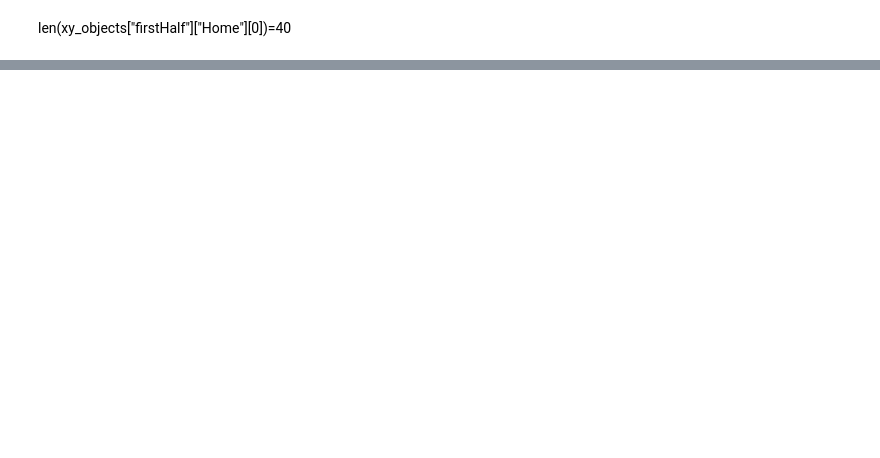
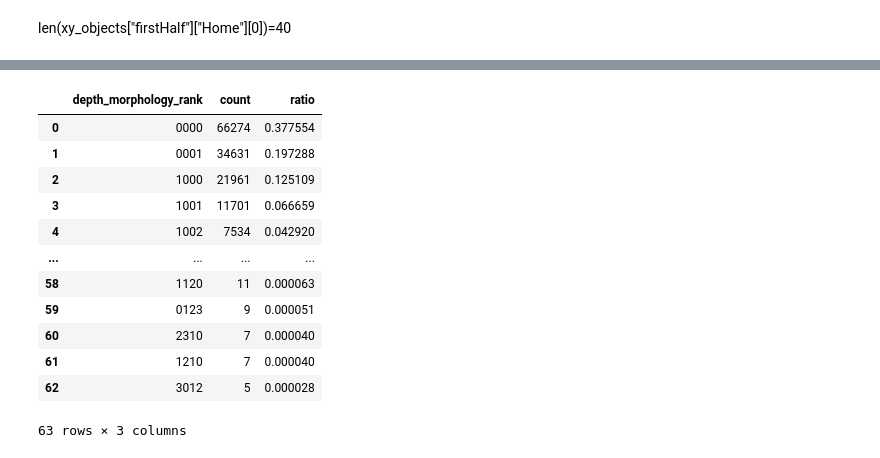
Before and after one commit to Csenongmin/FootballTrans, a Jupyter notebook: clustering.ipynb, the cells around one changed output, grey strips where cells are left out. Saved outputs shown, nothing was run; the diff lists cells and outputs as text; code cells hidden in the pictures; blank space fills up the shorter version.

```diff
--- a/clustering.ipynb
+++ b/clustering.ipynb
@@ -312,0 +476,12 @@ thr = 5.8
+# %%
+def classify_depth_by_delta(depth_diffs, delta):
+    """
+    depth_diff를 네 식에 따라 0,1,2,3으로 분류.
+    """
+    labels = np.zeros_like(depth_diffs, dtype=int)
+
+    labels[(depth_diffs >= delta) & (depth_diffs < 2 * delta)] = 1
+    labels[(depth_diffs >= 2 * delta) & (depth_diffs < 3 * delta)] = 2
+    labels[depth_diffs >= 3 * delta] = 3
+
+    return labels
@@ -312,0 +866,27 @@ thr = 5.8
+# %%
+depth_rank_freq = (
+    all_delta_df["depth_morphology_rank"]
+    .value_counts()
+    .reset_index()
+)
+
+depth_rank_freq.columns = ["depth_morphology_rank", "count"]
+depth_rank_freq["ratio"] = (
+    depth_rank_freq["count"] / depth_rank_freq["count"].sum()
+)
+
+depth_rank_freq
+# %% [output]
+|  | depth_morphology_rank | count | ratio |
+| 0 | 0000 | 66274 | 0.377554 |
+| 1 | 0001 | 34631 | 0.197288 |
+| 2 | 1000 | 21961 | 0.125109 |
+| 3 | 1001 | 11701 | 0.066659 |
+| 4 | 1002 | 7534 | 0.042920 |
+| ... | ... | ... | ... |
+| 58 | 1120 | 11 | 0.000063 |
+| 59 | 0123 | 9 | 0.000051 |
+| 60 | 2310 | 7 | 0.000040 |
+| 61 | 1210 | 7 | 0.000040 |
+| 62 | 3012 | 5 | 0.000028 |
+63 rows × 3 columns
```
Also changed, not shown: parts of 50 cells of this notebook, 5 other files.
